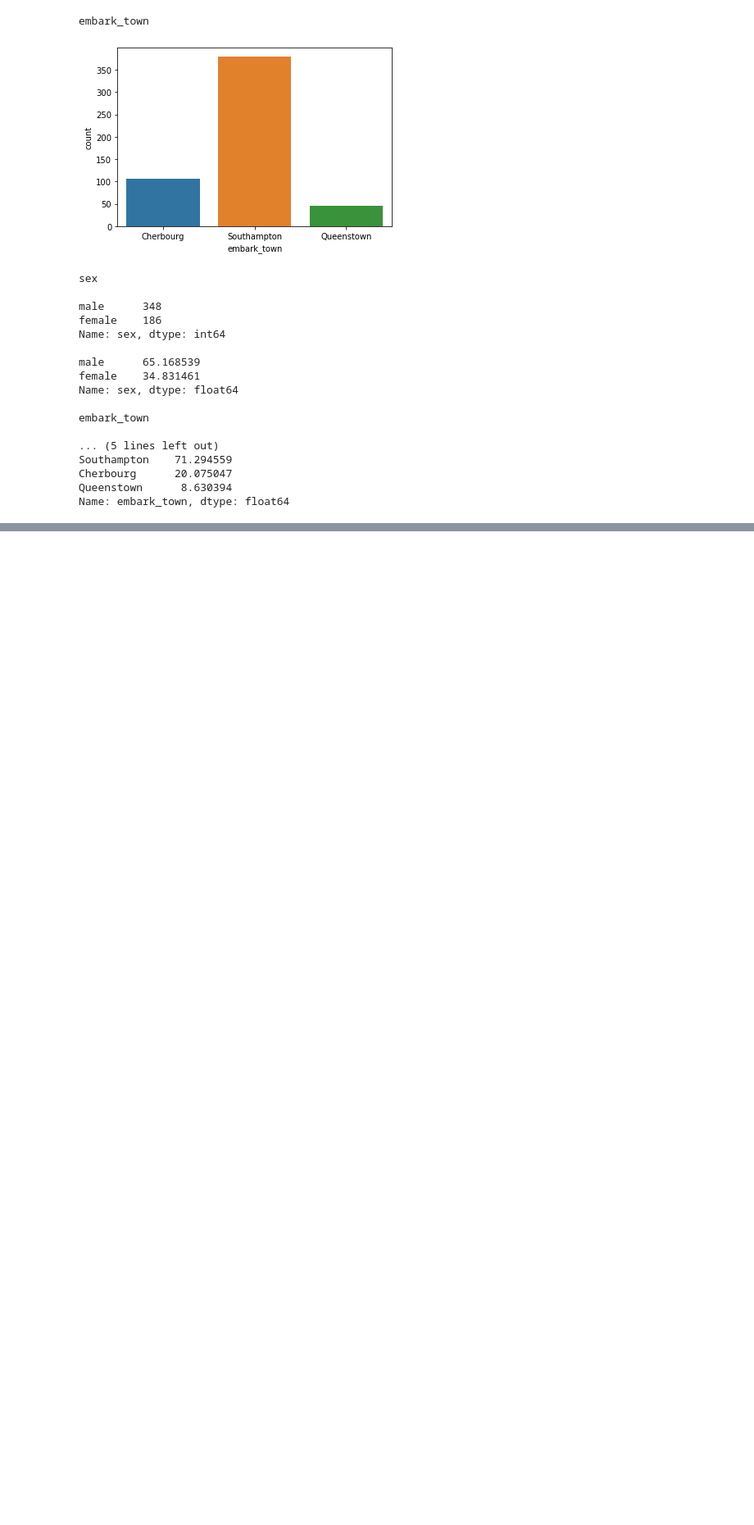
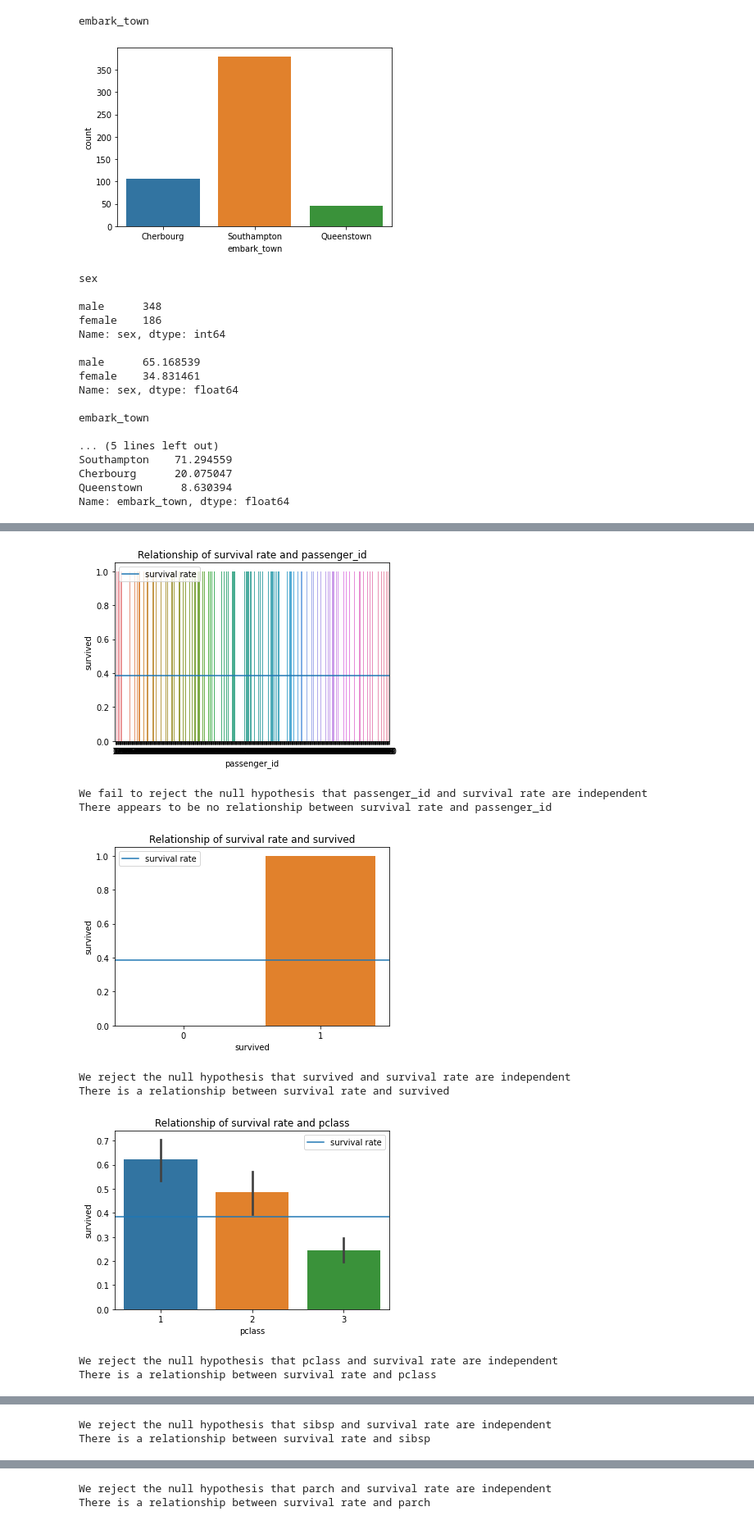
Before and after one commit to Larry-Holmes/classification-exercises, a Jupyter notebook: classification_exercises.ipynb, the cells around one changed output, grey strips where cells are left out. Shown at 82% size. Cells and saved outputs as stored; diff of their text form; code cells hidden in the pictures; blank space fills up the shorter version.

```diff
--- a/classification_exercises.ipynb
+++ b/classification_exercises.ipynb
@@ -901,15 +901,15 @@ observed
 74 rows × 3 columns
 # %%
 alpha = 0.05
-null_hyp = 'sepal area of verginica and sepal area of setosa are independent'
-alt_hyp = 'there is a relationship between the sepal area of verginica and sepal area of setosa'
+null_hyp = 'sepal area of each species of iris are independent'
+alt_hyp = 'there is a relationship between the sepal area of each species of iris'
 chi2, p, degf, expected = stats.chi2_contingency(observed)
 
 print(p)
 
 if p_train < alpha:
     print('reject null hyp that', null_hyp)
-    print('there appears to be a relationship between the sepal area of verginica and sepal area of setosa')
+    print('there appears to be a relationship between the sepal area of each species of iris')
 else:
     print('fail to reject the null hypothesis that', null_hyp)
 # %% [output]
@@ -1070,3 +1070,29 @@ Southampton    71.294559
 Cherbourg      20.075047
 Queenstown      8.630394
 Name: embark_town, dtype: float64
+# %%
+def titanic_vis(train, col):
+    plt.title('Relationship of survival rate and '+col)
+    sns.barplot(x=col, y='survived', data=train)
+    survival_rate = train.survived.mean()
+    plt.axhline(survival_rate, label='survival rate')
+    plt.legend()
+    plt.show()
+
+
+def titanic_test(train, col):
+    alpha = 0.05
+    null_hyp = col+' and survival rate are independent'
+    alt_hyp = 'There is a relationship between survival rate and '+col
+    observed = pd.crosstab(train.survived, train[col])
+    chi2, p, degf, expected = stats.chi2_contingency(observed)
+    if p < alpha:
+        print('We reject the null hypothesis that', null_hyp)
+        print(alt_hyp)
+    else:
+        print('We fail to reject the null hypothesis that', null_hyp)
+        print('There appears to be no relationship between survival rate and '+col)
+
+def titanic_analysis(train, col):
+    titanic_vis(train, col)
+    titanic_test(train, col)
@@ -1072,0 +1135,13 @@ Name: embark_town, dtype: float64
+# %%
+for col in t_var:
+    titanic_analysis(train, col)
+# %% [output]
+[figure, added]
+We fail to reject the null hypothesis that passenger_id and survival rate are independent
+There appears to be no relationship between survival rate and passenger_id
+[figure, added]
+We reject the null hypothesis that survived and survival rate are independent
+There is a relationship between survival rate and survived
+[figure, added]
+We reject the null hypothesis that pclass and survival rate are independent
+There is a relationship between survival rate and pclass
@@ -1072,0 +1149,2 @@ Name: embark_town, dtype: float64
+We reject the null hypothesis that sibsp and survival rate are independent
+There is a relationship between survival rate and sibsp
@@ -1072,0 +1152,2 @@ Name: embark_town, dtype: float64
+We reject the null hypothesis that parch and survival rate are independent
+There is a relationship between survival rate and parch
```
Also changed, not shown: parts of 30 cells of this notebook, 1 other file.
